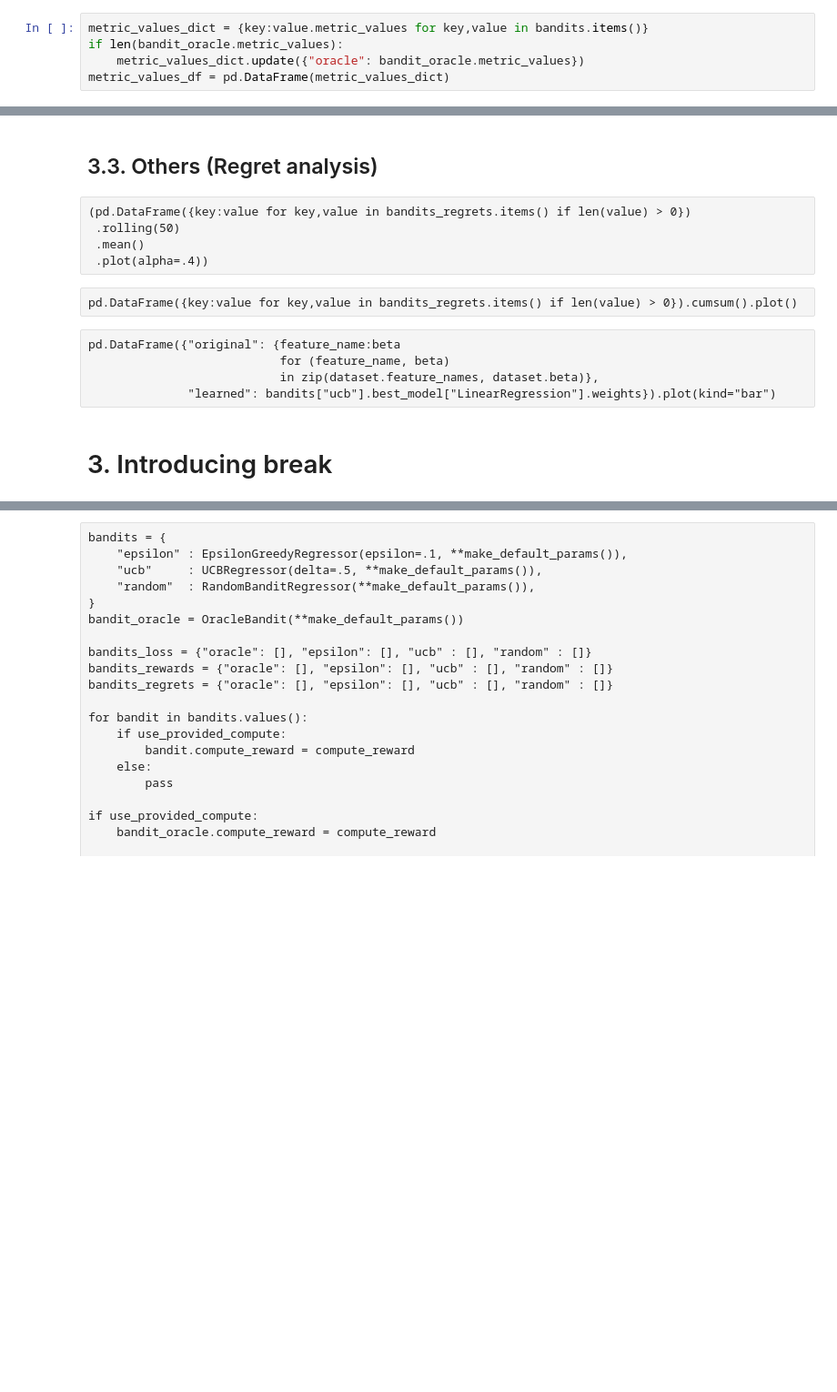
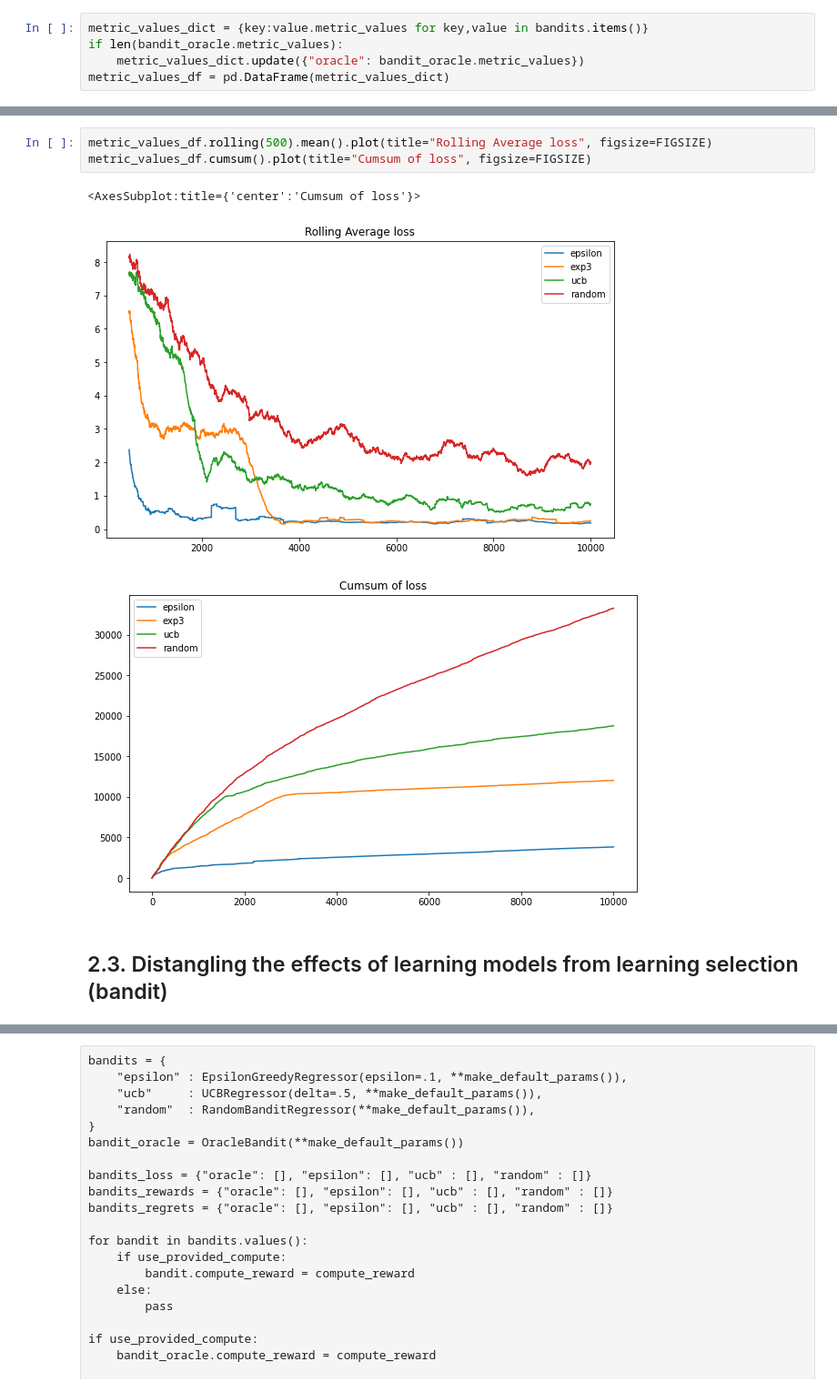
Before and after one commit to etiennekintzler/workbench, a Jupyter notebook: Clean_Bandits.ipynb, the cells around one changed output, grey strips where cells are left out. Shown: that part at 91% size. Saved outputs shown, nothing was run; the diff lists cells and outputs as text; blank space fills up the shorter version.

```diff
--- a/Clean_Bandits.ipynb
+++ b/Clean_Bandits.ipynb
@@ -389,16 +261,9 @@ metric_values_df.cumsum().plot(title="Cumsum of loss", figsize=FIGSIZE)
-# %% [markdown]
-## 3.3. Others (Regret analysis)
-# %% [raw]
-(pd.DataFrame({key:value for key,value in bandits_regrets.items() if len(value) > 0})
- .rolling(50)
- .mean()
- .plot(alpha=.4))
-# %% [raw]
-pd.DataFrame({key:value for key,value in bandits_regrets.items() if len(value) > 0}).cumsum().plot()
-# %% [raw]
-pd.DataFrame({"original": {feature_name:beta
-                           for (feature_name, beta)
-                           in zip(dataset.feature_names, dataset.beta)},
-              "learned": bandits["ucb"].best_model["LinearRegression"].weights}).plot(kind="bar")
-# %% [markdown]
-# 3. Introducing break
+# %%
+metric_values_df.rolling(500).mean().plot(title="Rolling Average loss", figsize=FIGSIZE)
+metric_values_df.cumsum().plot(title="Cumsum of loss", figsize=FIGSIZE)
+# %% [output]
+<AxesSubplot:title={'center':'Cumsum of loss'}>
+[figure, added]
+[figure, added]
+# %% [markdown]
+## 2.3. Distangling the effects of learning models from learning selection (bandit)
```
Also changed, not shown: parts of 42 cells of this notebook.
